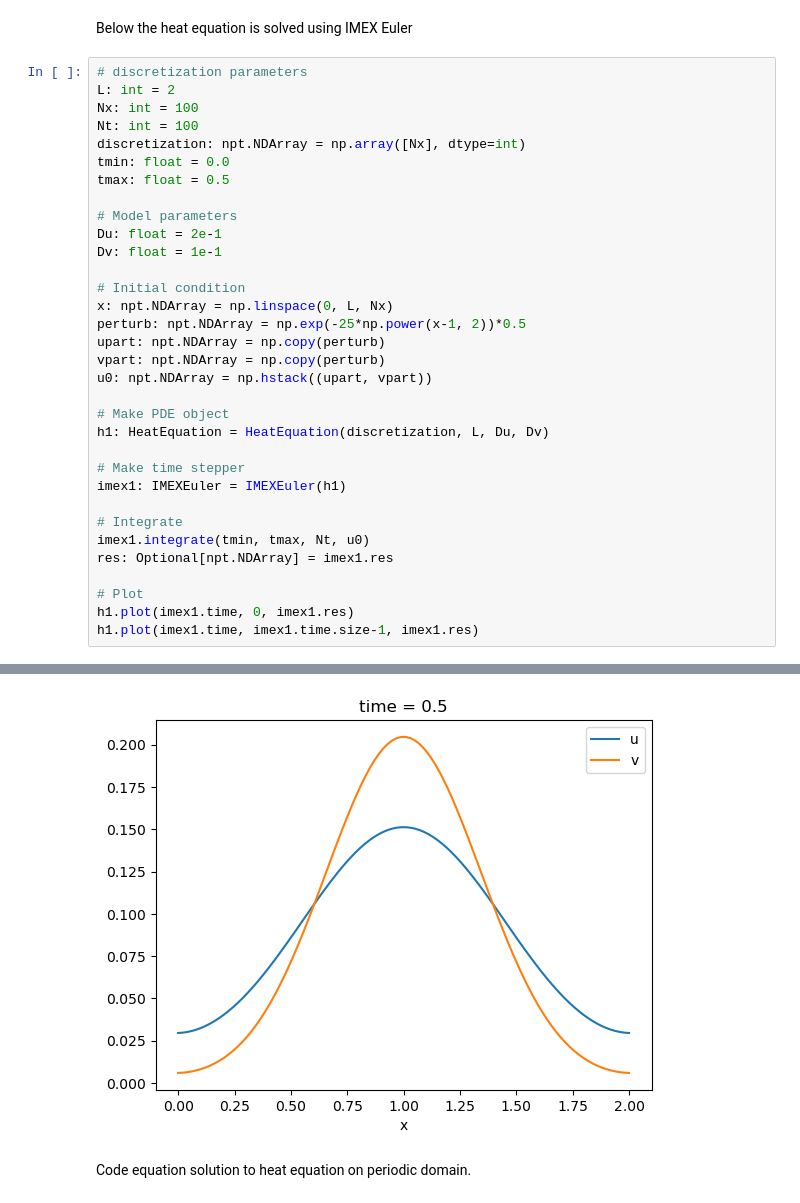
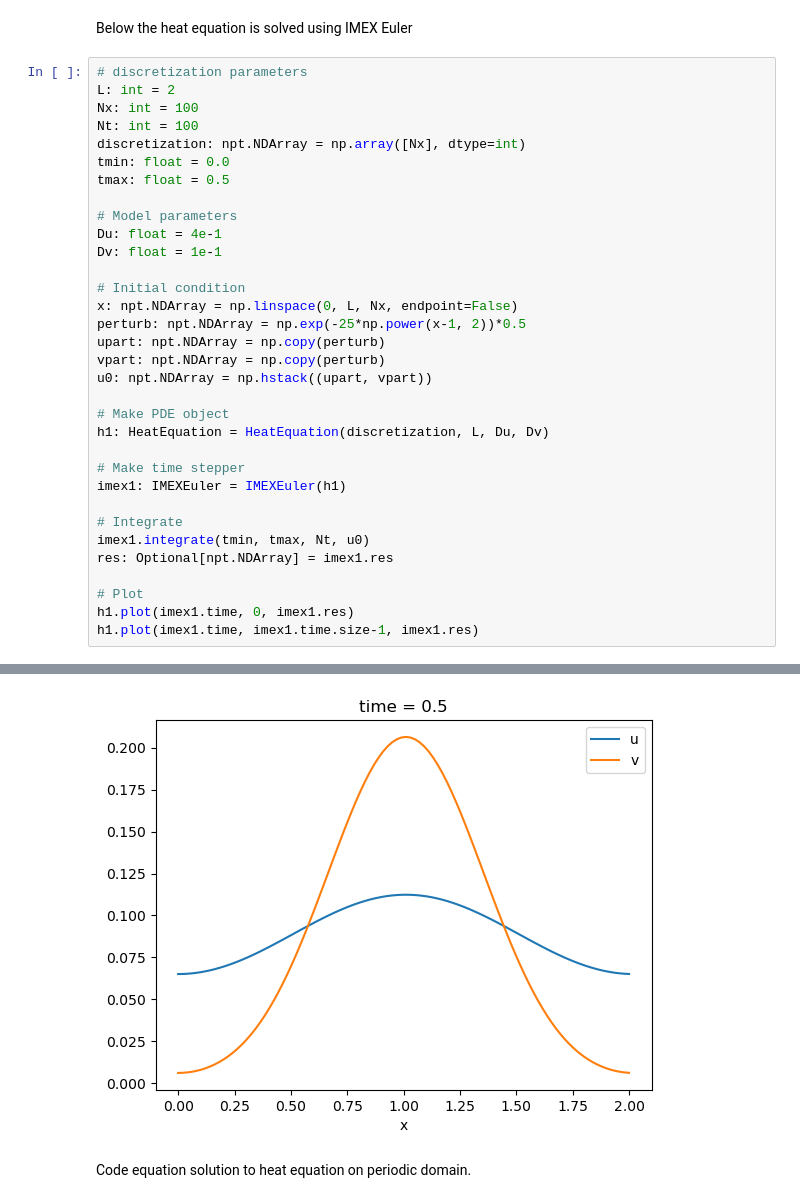
Before and after one commit to KlaasWillems/CMFAA_ReactionDiffusion, a Jupyter notebook: convergenceTest.ipynb, the cells around one changed output, grey strips where cells are left out. Drawn from its saved outputs; the diff is of its cells as text.

```diff
--- a/convergenceTest.ipynb
+++ b/convergenceTest.ipynb
@@ -13,35 +13,35 @@ L: int = 2
 Nx: int = 100
 Nt: int = 100
 discretization: npt.NDArray = np.array([Nx], dtype=int)
 tmin: float = 0.0
 tmax: float = 0.5
 
 # Model parameters
-Du: float = 2e-1
+Du: float = 4e-1
 Dv: float = 1e-1
 
 # Initial condition
-x: npt.NDArray = np.linspace(0, L, Nx)
+x: npt.NDArray = np.linspace(0, L, Nx, endpoint=False)
 perturb: npt.NDArray = np.exp(-25*np.power(x-1, 2))*0.5
 upart: npt.NDArray = np.copy(perturb)
 vpart: npt.NDArray = np.copy(perturb)
 u0: npt.NDArray = np.hstack((upart, vpart))
 
 # Make PDE object
 h1: HeatEquation = HeatEquation(discretization, L, Du, Dv)
 
 # Make time stepper
 imex1: IMEXEuler = IMEXEuler(h1)
 
 # Integrate
 imex1.integrate(tmin, tmax, Nt, u0)
 res: Optional[npt.NDArray] = imex1.res
 
 # Plot
 h1.plot(imex1.time, 0, imex1.res)
 h1.plot(imex1.time, imex1.time.size-1, imex1.res)
 # %% [output]
 [figure]
-[figure, old version]
+[figure, new version]
 # %% [markdown]
 Code equation solution to heat equation on periodic domain.
```
Also changed, not shown: parts of 10 cells of this notebook, 2 other files.
